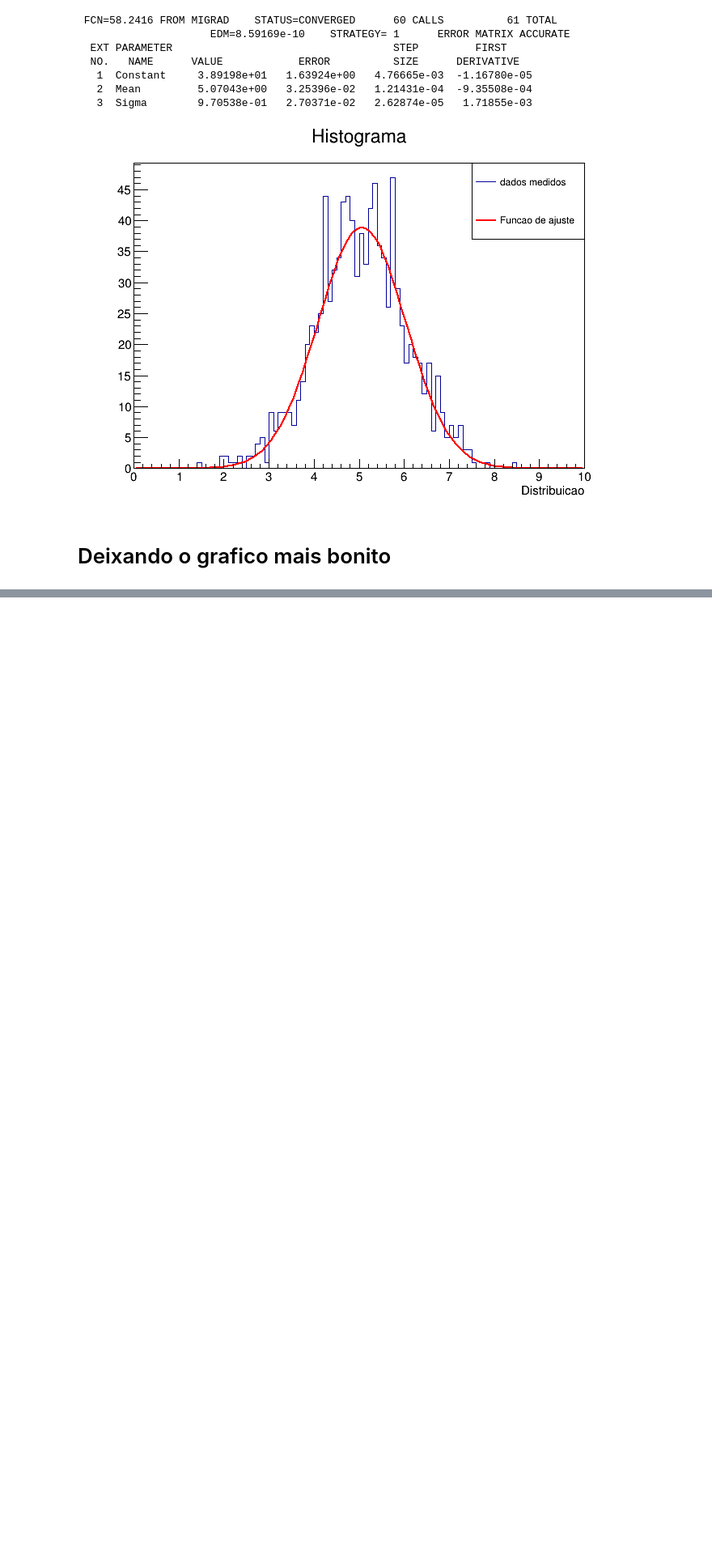
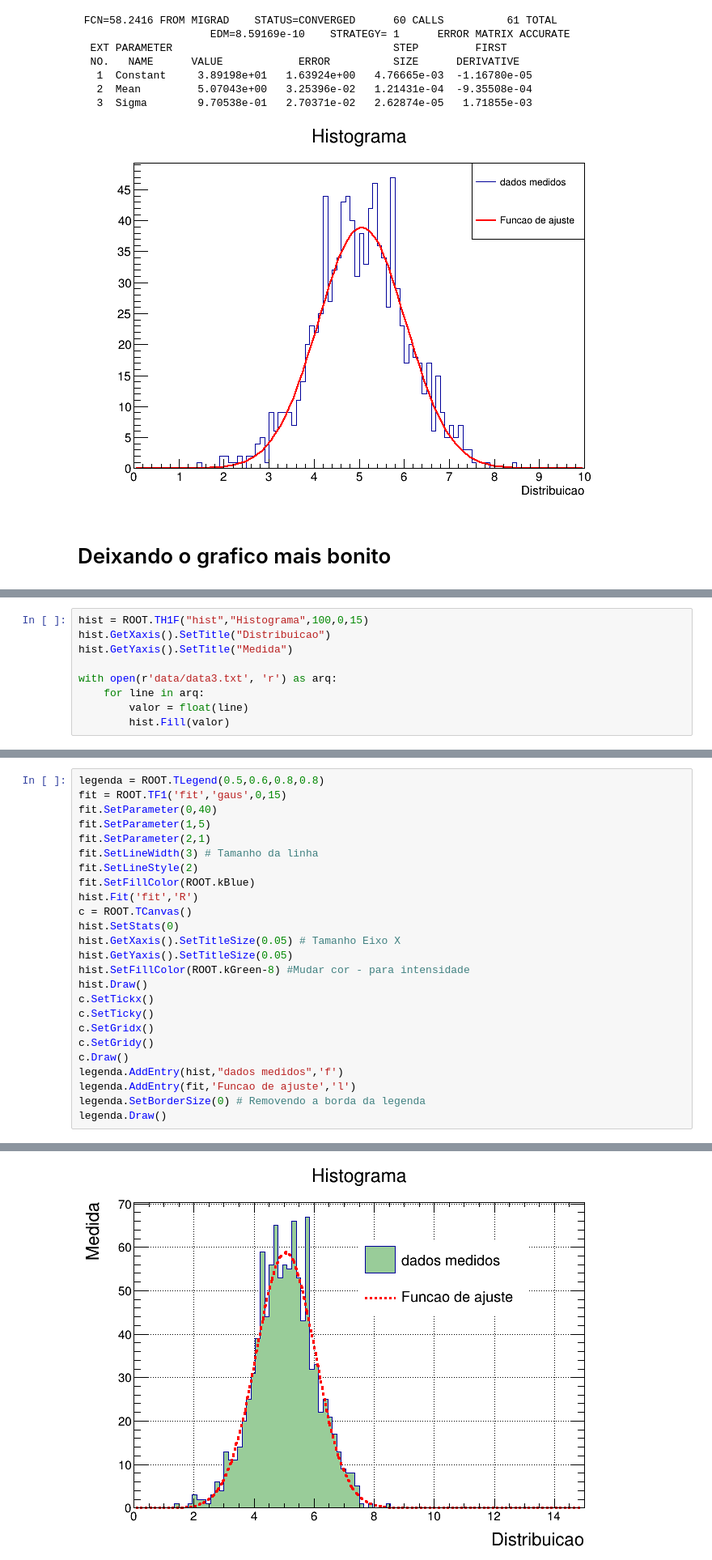
Before and after one commit to gabriels3t/Aprendendo-Cern-Root, a Jupyter notebook: main.ipynb, the cells around one changed output, grey strips where cells are left out. Shown at 81% size. Saved outputs shown, nothing was run; the diff lists cells and outputs as text; blank space fills up the shorter version.

```diff
--- a/main.ipynb
+++ b/main.ipynb
@@ -294,0 +297,9 @@ legenda.Draw()
+# %%
+hist = ROOT.TH1F("hist","Histograma",100,0,15)
+hist.GetXaxis().SetTitle("Distribuicao")
+hist.GetYaxis().SetTitle("Medida")
+
+with open(r'data/data3.txt', 'r') as arq:
+    for line in arq:
+        valor = float(line)
+        hist.Fill(valor)
@@ -294,0 +308,26 @@ legenda.Draw()
+# %%
+legenda = ROOT.TLegend(0.5,0.6,0.8,0.8)
+fit = ROOT.TF1('fit','gaus',0,15)
+fit.SetParameter(0,40)
+fit.SetParameter(1,5)
+fit.SetParameter(2,1)
+fit.SetLineWidth(3) # Tamanho da linha
+fit.SetLineStyle(2)
+fit.SetFillColor(ROOT.kBlue)
+hist.Fit('fit','R')
+c = ROOT.TCanvas()
+hist.SetStats(0)
+hist.GetXaxis().SetTitleSize(0.05) # Tamanho Eixo X
+hist.GetYaxis().SetTitleSize(0.05)
+hist.SetFillColor(ROOT.kGreen-8) #Mudar cor - para intensidade
+hist.Draw()
+c.SetTickx()
+c.SetTicky()
+c.SetGridx()
+c.SetGridy()
+c.Draw()
+legenda.AddEntry(hist,"dados medidos",'f')
+legenda.AddEntry(fit,'Funcao de ajuste','l')
+legenda.SetBorderSize(0) # Removendo a borda da legenda
+legenda.Draw()
+# %% [output]
@@ -294,0 +341 @@ legenda.Draw()
+[figure, added]
```
Also changed, not shown: parts of 7 cells of this notebook.
